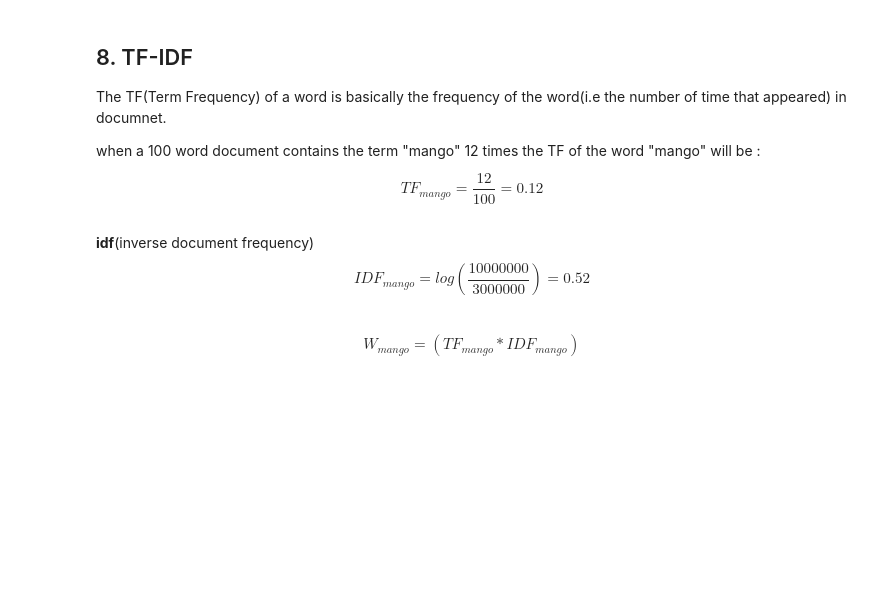
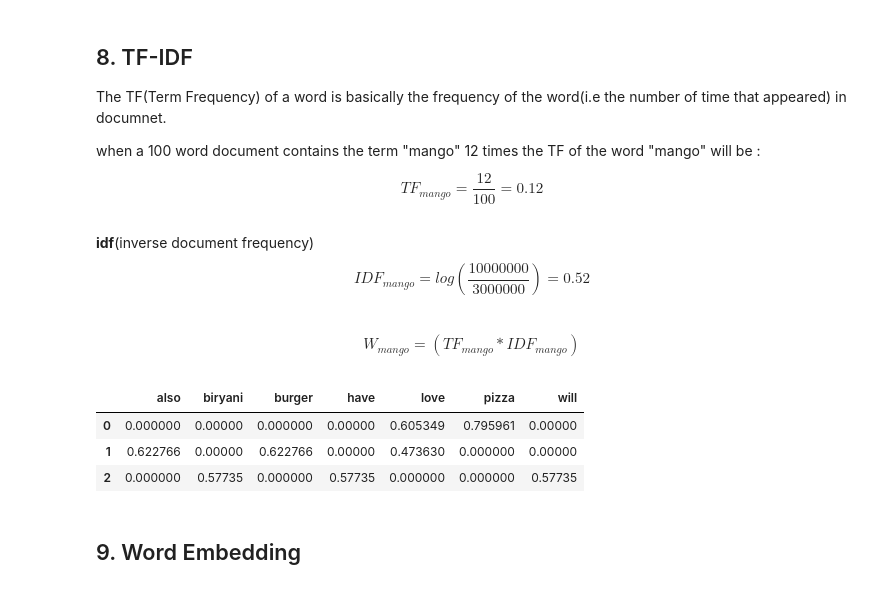
Before and after one commit to KinjalViradiya/NLP, a Jupyter notebook: NLP(Basic).ipynb, the cells around one changed output. Saved outputs shown, nothing was run; the diff lists cells and outputs as text; code cells hidden in the pictures; blank space fills up the shorter version.

```diff
--- a/NLP(Basic).ipynb
+++ b/NLP(Basic).ipynb
@@ -234,7 +234,16 @@ $$IDF_{mango} =log(\frac{10000000}{3000000})=0.52$$
 $$W_{mango}=(TF_{mango}*IDF_{mango})$$
 # %%
 from sklearn.feature_extraction.text import TfidfVectorizer
-
-texts=["i love pizza"]
+import pandas as pd
+texts=["i love pizza","i also love burger","i will have biryani"]
 tfidf= TfidfVectorizer()
 features=tfidf.fit_transform(texts)
+
+pd.DataFrame(features.todense(),columns=tfidf.get_feature_names())
+# %% [output]
+|  | also | biryani | burger | have | love | pizza | will |
+| 0 | 0.000000 | 0.00000 | 0.000000 | 0.00000 | 0.605349 | 0.795961 | 0.00000 |
+| 1 | 0.622766 | 0.00000 | 0.622766 | 0.00000 | 0.473630 | 0.000000 | 0.00000 |
+| 2 | 0.000000 | 0.57735 | 0.000000 | 0.57735 | 0.000000 | 0.000000 | 0.57735 |
+# %% [markdown]
+## 9. Word Embedding
```
Also changed, not shown: parts of 5 cells of this notebook.
